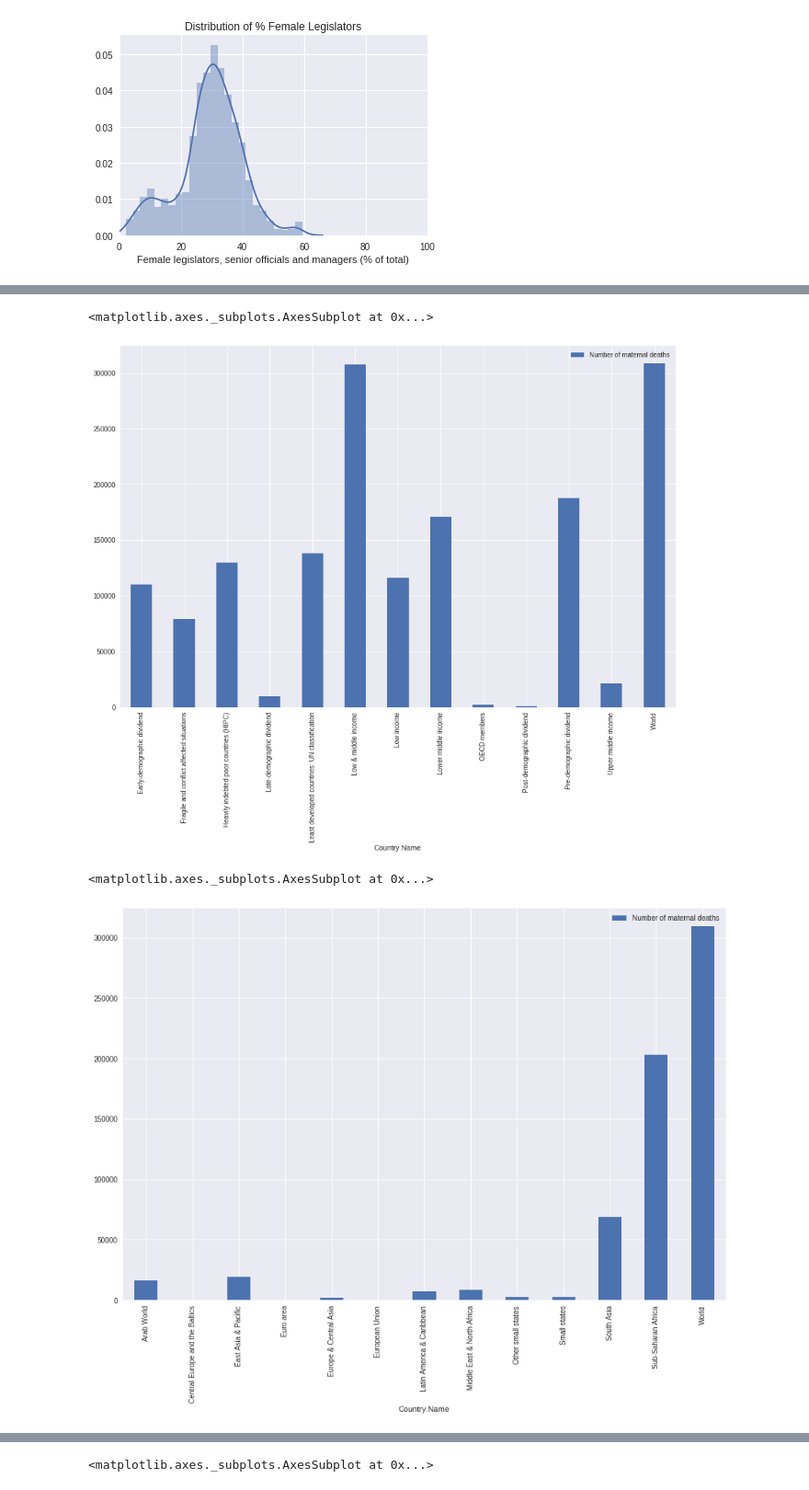
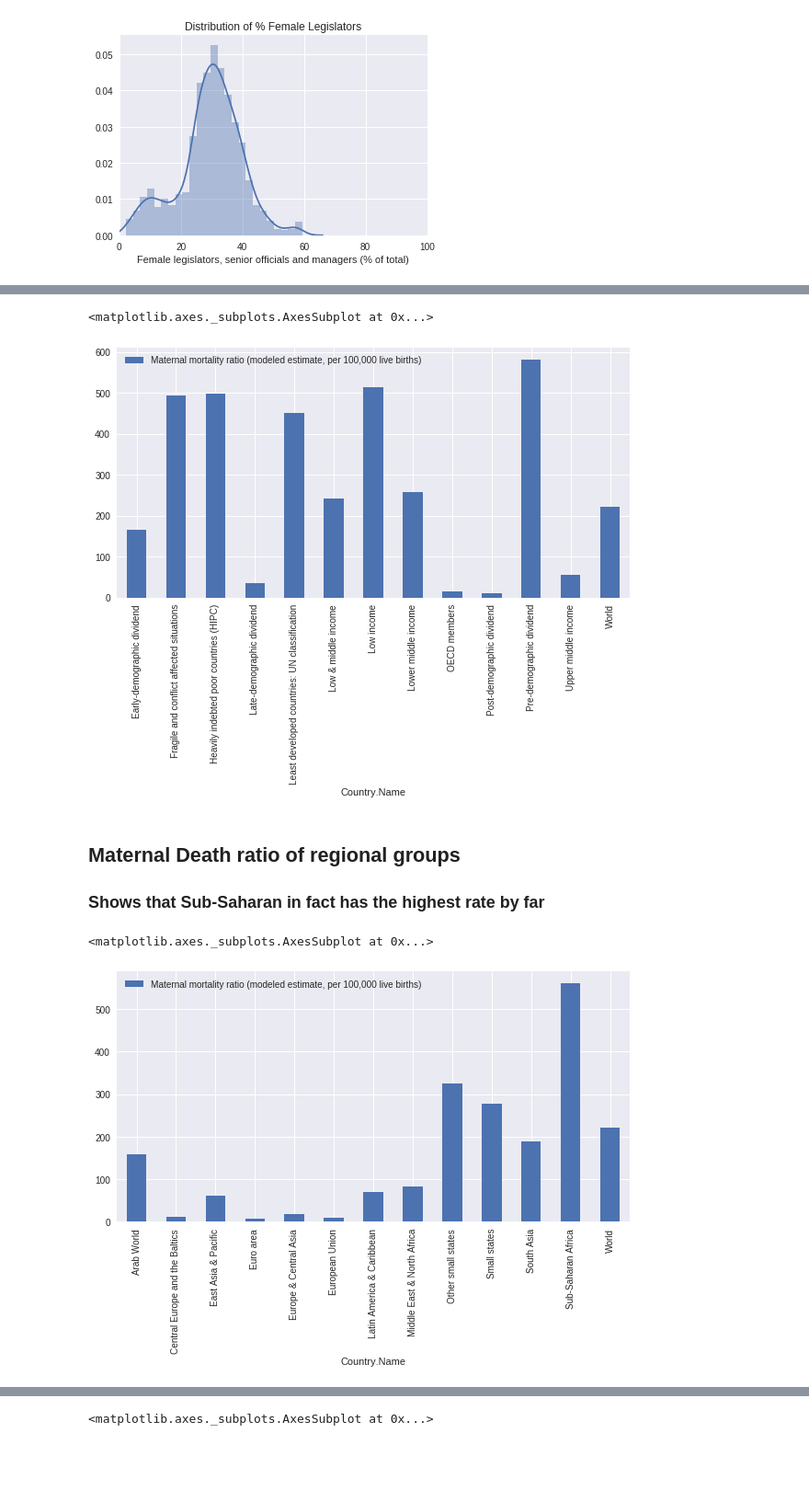
Before and after one commit to circushaase/Capstone-1_WorldBank_GenderData, a Jupyter notebook: Data_story.ipynb, the cells around one changed output, grey strips where cells are left out. Shown at 92% size. Cells and saved outputs as stored; diff of their text form; code cells hidden in the pictures; blank space fills up the shorter version.

```diff
--- a/Data_story.ipynb
+++ b/Data_story.ipynb
@@ -53,17 +58,20 @@ df2014.plot(x= 'Country.Name', y='Number of maternal deaths', kind = 'bar', figs
 #filter just to economic groups
 groups= df2014[(df2014['Country.Name'] =='Early-demographic dividend')|(df2014['Country.Name']=='Fragile and conflict affected situations')|(df2014['Country.Name']=='Heavily indebted poor countries (HIPC)')|(df2014['Country.Name']=='High Income')|(df2014['Country.Name']=='Late-demographic dividend')|(df2014['Country.Name']=='Least developed countries: UN classification')|(df2014['Country.Name']=='Low & middle income')|(df2014['Country.Name']=='Low income')|(df2014['Country.Name']=='Lower middle income')|(df2014['Country.Name']=='Lower middle income')|(df2014['Country.Name']== 'OECD members')|(df2014['Country.Name']== 'Post-demographic dividend')|(df2014['Country.Name']== 'Pre-demographic dividend')|(df2014['Country.Name']== 'Upper middle income')|(df2014['Country.Name']== 'World')]
 
-#bar plot of Maternal deaths in 2014 within grouped catagories
-groups.plot(x= 'Country.Name', y='Number of maternal deaths', kind = 'bar', figsize=(15,10))
+#bar plot of Maternal death ratio in 2014 within grouped catagories
+groups.plot(x= 'Country.Name', y='Maternal mortality ratio (modeled estimate, per 100,000 live births)', kind = 'bar', figsize=(10,5))
 # %% [output]
 <matplotlib.axes._subplots.AxesSubplot at 0x...>
-[figure, old version]
+[figure, new version]
+# %% [markdown]
+## Maternal Death ratio of regional groups
+### Shows that Sub-Saharan in fact has the highest rate by far
 # %%
 #filter just to regional groups
-groups= df2014[(df2014['Country.Name'] =='Arab World')|(df2014['Country.Name']=='Central Europe and the Baltics')|(df2014['Country.Name']=='East Asia & Pacific')|(df2014['Country.Name']=='Euro area')|(df2014['Country.Name']=='Europe & Central Asia')|(df2014['Country.Name']=='European Union')|(df2014['Country.Name']=='Small states')|(df2014['Country.Name']=='Latin America & Caribbean')|(df2014['Country.Name']=='Middle East & North Africa')|(df2014['Country.Name']=='Other small states')|(df2014['Country.Name']== 'South Asia')|(df2014['Country.Name']== 'Sub-Saharan Africa')|(df2014['Country.Name']== 'World')]
+groups14= df2014[(df2014['Country.Name'] =='Arab World')|(df2014['Country.Name']=='Central Europe and the Baltics')|(df2014['Country.Name']=='East Asia & Pacific')|(df2014['Country.Name']=='Euro area')|(df2014['Country.Name']=='Europe & Central Asia')|(df2014['Country.Name']=='European Union')|(df2014['Country.Name']=='Small states')|(df2014['Country.Name']=='Latin America & Caribbean')|(df2014['Country.Name']=='Middle East & North Africa')|(df2014['Country.Name']=='Other small states')|(df2014['Country.Name']== 'South Asia')|(df2014['Country.Name']== 'Sub-Saharan Africa')|(df2014['Country.Name']== 'World')]
 
-#bar plot of Maternal deaths in 2014 within grouped catagories
-groups.plot(x= 'Country.Name', y='Number of maternal deaths', kind = 'bar', figsize=(15,10))
+#bar plot of Maternal death ratios in 2014 within regional catagories
+groups14.plot(x= 'Country.Name', y='Maternal mortality ratio (modeled estimate, per 100,000 live births)', kind = 'bar', figsize=(10,5))
 # %% [output]
 <matplotlib.axes._subplots.AxesSubplot at 0x...>
-[figure, old version]
+[figure, new version]
```
Also changed, not shown: parts of 71 cells of this notebook.
